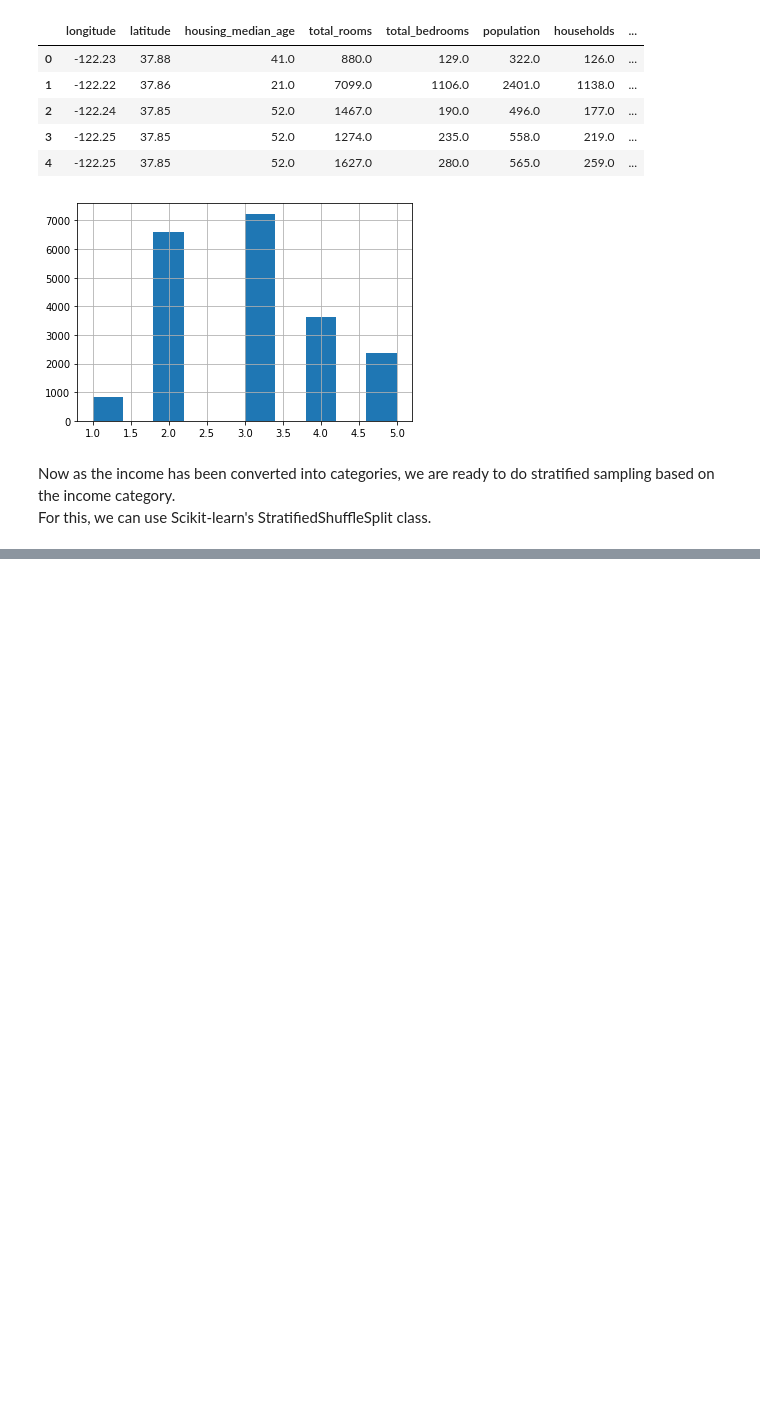
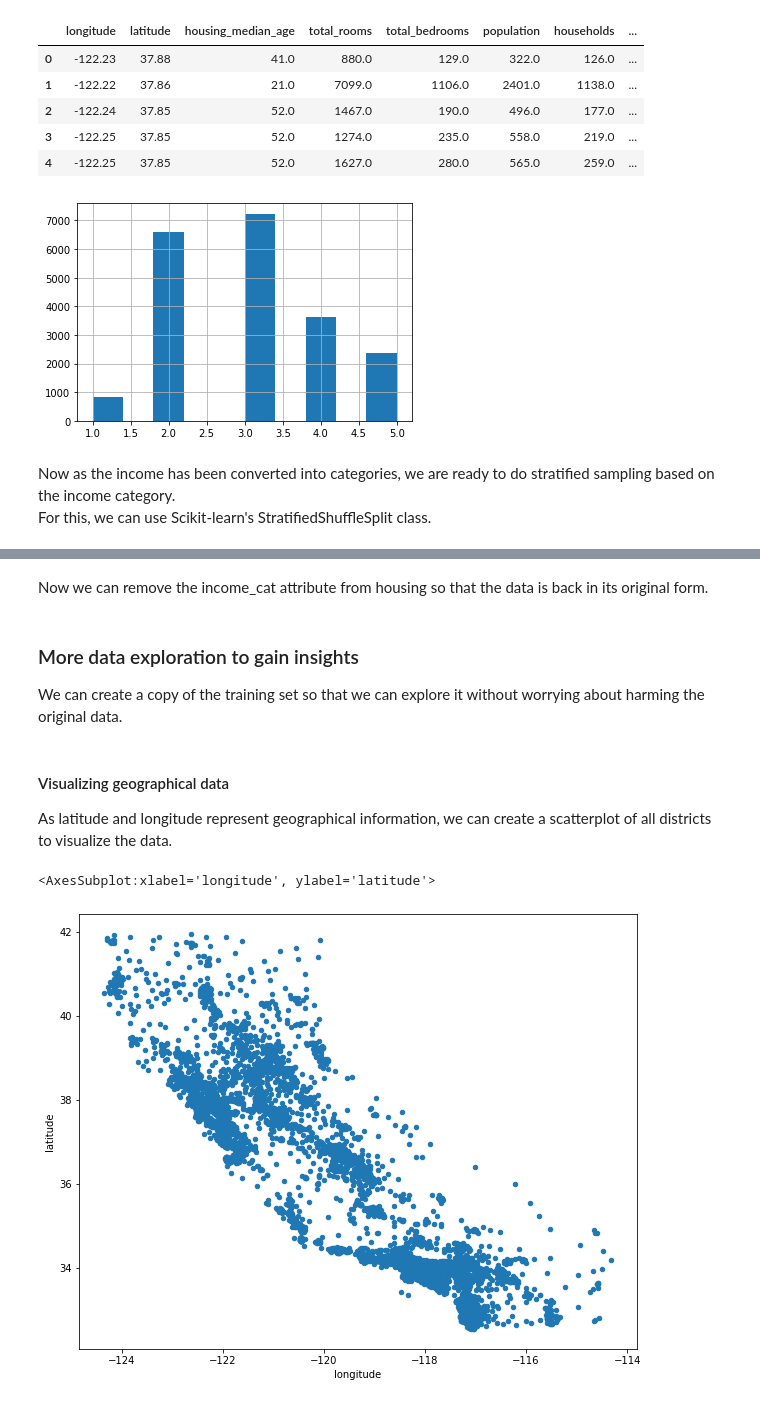
Before and after one commit to gurjinderbassi/california_housing_prices, a Jupyter notebook: california-housing-prices.ipynb, the cells around one changed output, grey strips where cells are left out. Saved outputs shown, nothing was run; the diff lists cells and outputs as text; code cells hidden in the pictures; blank space fills up the shorter version.

Commit message:
Kaggle Notebook | california_housing_prices | Version 3

```diff
--- a/california-housing-prices.ipynb
+++ b/california-housing-prices.ipynb
@@ -176,0 +232,2 @@ for train_index, test_index in split.split(housing, housing['income_cat']):
+# %% [markdown]
+Now we can remove the income_cat attribute from housing so that the data is back in its original form.
@@ -176,0 +239,13 @@ for train_index, test_index in split.split(housing, housing['income_cat']):
+# %% [markdown]
+### More data exploration to gain insights
+We can create a copy of the training set so that we can explore it without worrying about harming the original data.
+# %%
+housing = strat_train_set.copy()
+# %% [markdown]
+#### Visualizing geographical data
+As latitude and longitude represent geographical information, we can create a scatterplot of all districts to visualize the data.
+# %%
+housing.plot(kind='scatter',x='longitude',y='latitude',figsize=(10,8))
+# %% [output]
+<AxesSubplot:xlabel='longitude', ylabel='latitude'>
+[figure, added]
```
Also changed, not shown: parts of 59 cells of this notebook.
